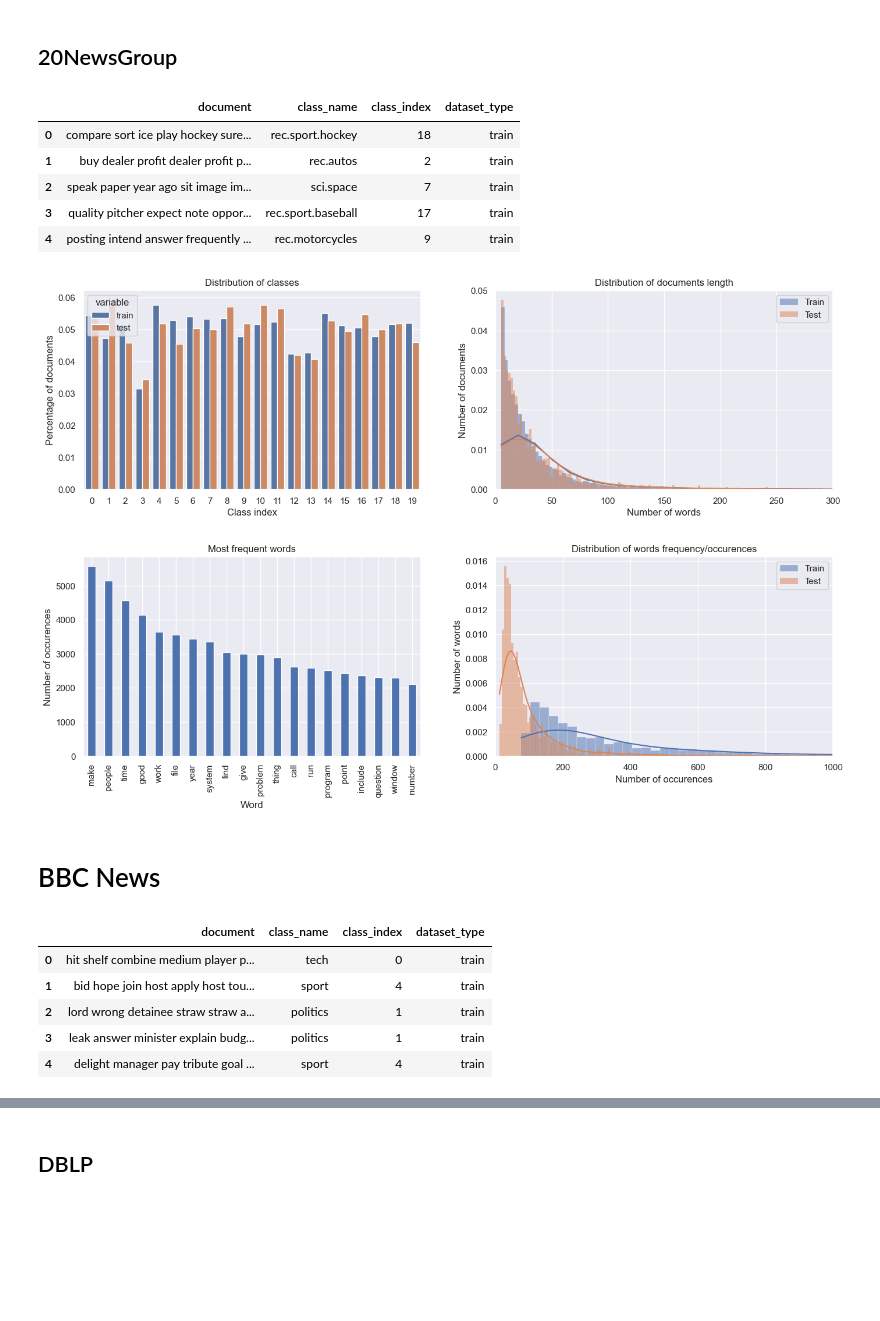
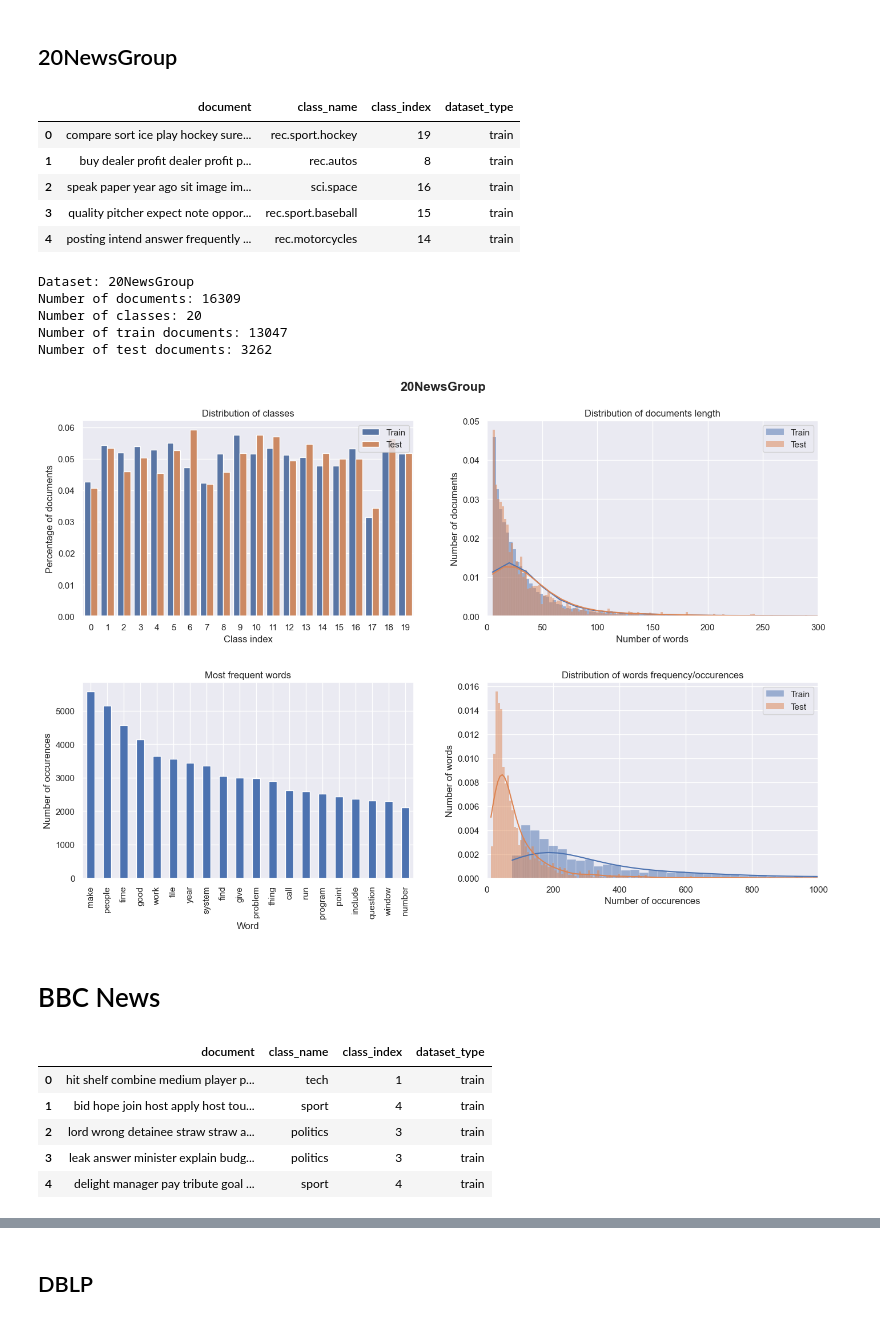
Before and after one commit to yoest/Topic-Modeling-Analysis, a Jupyter notebook: benchmark_datasets_analysis.ipynb, the cells around one changed output, grey strips where cells are left out. Drawn from its saved outputs; the diff is of its cells as text; code cells hidden in the pictures; blank space fills up the shorter version.

```diff
--- a/benchmark_datasets_analysis.ipynb
+++ b/benchmark_datasets_analysis.ipynb
@@ -43,7 +50,8 @@ def fetch_dataset_from_octis(dataset_name: str):
 # %%
-def display_infos_about_dataset(df: pd.DataFrame, n_bins_1: int = 100, n_bins_2: int = 100, x_lim_1: int = 1000, x_lim_2: int = 1000):
+def display_infos_about_dataset(dataset_name: str, df: pd.DataFrame, n_bins_1: int = 100, n_bins_2: int = 100, x_lim_1: int = 1000, x_lim_2: int = 1000):
     fig, ax = plt.subplots(2, 2, figsize=(15, 10))
     fig.tight_layout(pad=5.0)
+    fig.suptitle(dataset_name, fontsize=16, fontweight='bold')
 
     train_df = df[df['dataset_type'] == 'train']
     test_df = df[df['dataset_type'] == 'test']
@@ -60,6 +68,8 @@ def display_infos_about_dataset(df: pd.DataFrame, n_bins_1: int = 100, n_bins_2:
 
     ax[0, 0].set_xlabel('Class index')
     ax[0, 0].set_ylabel('Percentage of documents')
+    legend_handles, _ = ax[0, 0].get_legend_handles_labels()
+    ax[0, 0].legend(legend_handles, ['Train', 'Test'])
 
     # Distribution of documents length
     ax[0, 1].set_title('Distribution of documents length')
@@ -94,19 +104,29 @@ def display_infos_about_dataset(df: pd.DataFrame, n_bins_1: int = 100, n_bins_2:
     plt.show()
 # %% [markdown]
 ## 20NewsGroup
+# %%
+dataset_name = '20NewsGroup'
 # %%
-tng_df = fetch_dataset_from_octis('20NewsGroup')
+tng_df = fetch_dataset_from_octis(dataset_name)
 tng_df.head()
 # %% [output]
 |  | document | class_name | class_index | dataset_type |
-| 0 | compare sort ice play hockey sure... | rec.sport.hockey | 18 | train |
-| 1 | buy dealer profit dealer profit p... | rec.autos | 2 | train |
-| 2 | speak paper year ago sit image im... | sci.space | 7 | train |
-| 3 | quality pitcher expect note oppor... | rec.sport.baseball | 17 | train |
-| 4 | posting intend answer frequently ... | rec.motorcycles | 9 | train |
+| 0 | compare sort ice play hockey sure... | rec.sport.hockey | 19 | train |
+| 1 | buy dealer profit dealer profit p... | rec.autos | 8 | train |
+| 2 | speak paper year ago sit image im... | sci.space | 16 | train |
+| 3 | quality pitcher expect note oppor... | rec.sport.baseball | 15 | train |
+| 4 | posting intend answer frequently ... | rec.motorcycles | 14 | train |
+# %%
+print_dataset_stats(dataset_name, tng_df)
+# %% [output]
+Dataset: 20NewsGroup
+Number of documents: 16309
+Number of classes: 20
+Number of train documents: 13047
+Number of test documents: 3262
 # %%
-display_infos_about_dataset(tng_df, n_bins_1 = 1000, n_bins_2 = 200, x_lim_1 = 300, x_lim_2 = 1000)
+display_infos_about_dataset(dataset_name, tng_df, n_bins_1 = 1000, n_bins_2 = 200, x_lim_1 = 300, x_lim_2 = 1000)
 # %% [output]
-[figure, old version]
+[figure, new version]
 # %% [markdown]
 # BBC News
@@ -113,10 +135,10 @@ display_infos_about_dataset(tng_df, n_bins_1 = 1000, n_bins_2 = 200, x_lim_1 = 3
 # %%
-bbcn_df = fetch_dataset_from_octis('BBC_News')
+bbcn_df = fetch_dataset_from_octis(dataset_name)
 bbcn_df.head()
 # %% [output]
 |  | document | class_name | class_index | dataset_type |
-| 0 | hit shelf combine medium player p... | tech | 0 | train |
+| 0 | hit shelf combine medium player p... | tech | 1 | train |
 | 1 | bid hope join host apply host tou... | sport | 4 | train |
-| 2 | lord wrong detainee straw straw a... | politics | 1 | train |
-| 3 | leak answer minister explain budg... | politics | 1 | train |
+| 2 | lord wrong detainee straw straw a... | politics | 3 | train |
+| 3 | leak answer minister explain budg... | politics | 3 | train |
 | 4 | delight manager pay tribute goal ... | sport | 4 | train |
```
Also changed, not shown: parts of 12 cells of this notebook, 6 other files.
